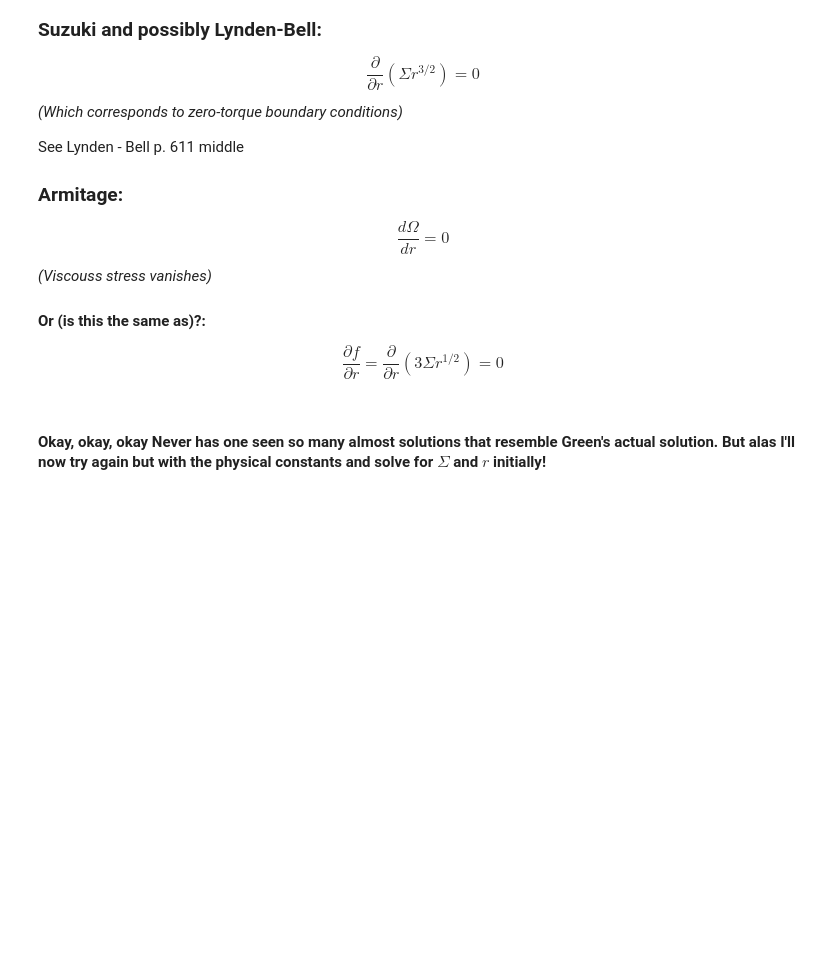
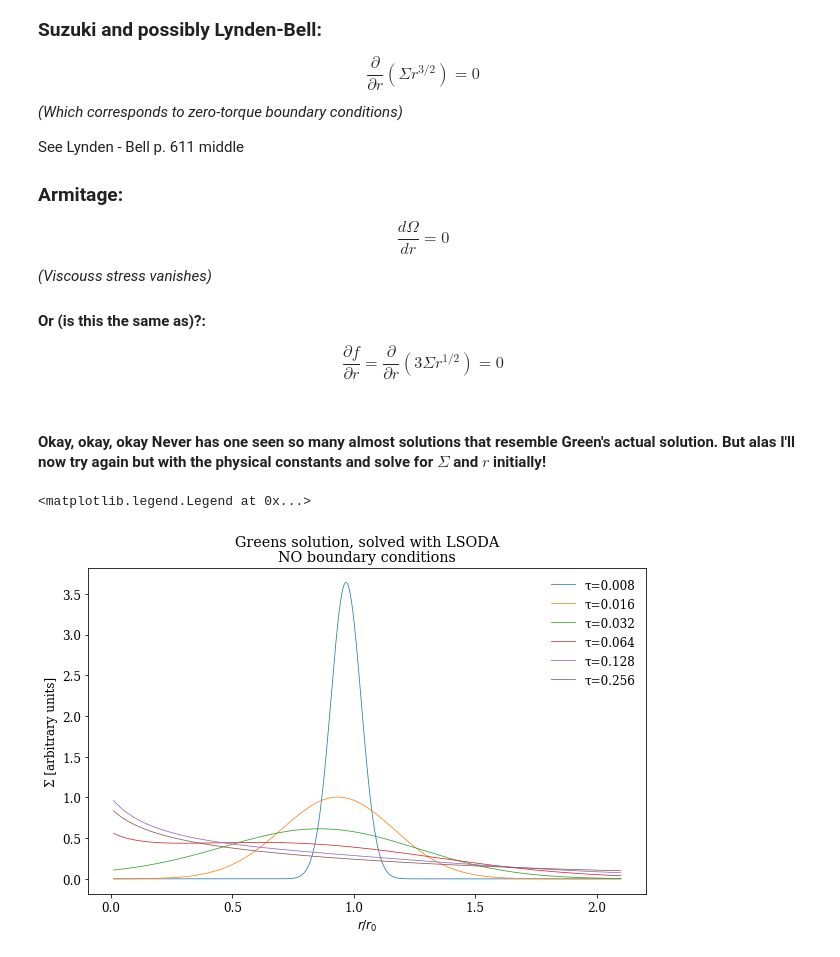
Before and after one commit to agent031/bachelor_code, a Jupyter notebook: Simple_solutions/evolution-greens_solution.ipynb, the cells around one changed output. Saved outputs shown, nothing was run; the diff lists cells and outputs as text; code cells hidden in the pictures; blank space fills up the shorter version.

Commit message:
Added numerical solver with constants in greens solution and checked if the time variable in the viscosity file had to be changed

```diff
--- a/Simple_solutions/evolution-greens_solultion.ipynb
+++ b/Simple_solutions/evolution-greens_solution.ipynb
@@ -346,3 +347,31 @@ $$\frac{d\Omega}{dr} = 0$$
 $$\frac{\partial f}{\partial r} = \frac{\partial }{\partial r} \left(3\Sigma r^{1/2}\right) = 0$$
 # %% [markdown]
 #### Okay, okay, okay Never has one seen so many almost solutions that resemble Green's actual solution. But alas I'll now try again but with the physical constants and solve for $\Sigma$ and $r$ initially!
+# %%
+N = 2001
+x_i = 0.01
+x_f = 2.1
+x = np.linspace(x_i, x_f, N)
+Δx = x[1] - x[0]
+Δt = 0.004
+
+def disk_evolution(t, Σ):
+    inner = Σ * r**(1/2)
+
+    inner_dev = get_first_dev(inner, Δx)
+    outer_dev = get_first_dev(r**(1/2) * inner_dev, Δx)
+
+    return 3/r * outer_dev
+# %%
+sol = solve_ivp(disk_evolution, [times[1], times[-1]], y0 = anal_inital, t_eval = times[1:], method = 'LSODA')
+# %%
+fig, axs = plt.subplots(figsize=(10,6))
+
+for τ in times[1:]:
+    axs.plot(x, np.pi * sol.y[:, sol.t == τ], label=f'τ={τ}', lw=0.75)
+
+axs.set(title='Greens solution, solved with LSODA\nNO boundary conditions', ylabel='Σ [arbitrary units]', xlabel='$r/r_0$')
+plt.legend(frameon=False, loc = 'upper right')
+# %% [output]
+<matplotlib.legend.Legend at 0x...>
+[figure, added]
```
Also changed, not shown: parts of 1 cell of this notebook, 1 other file.
